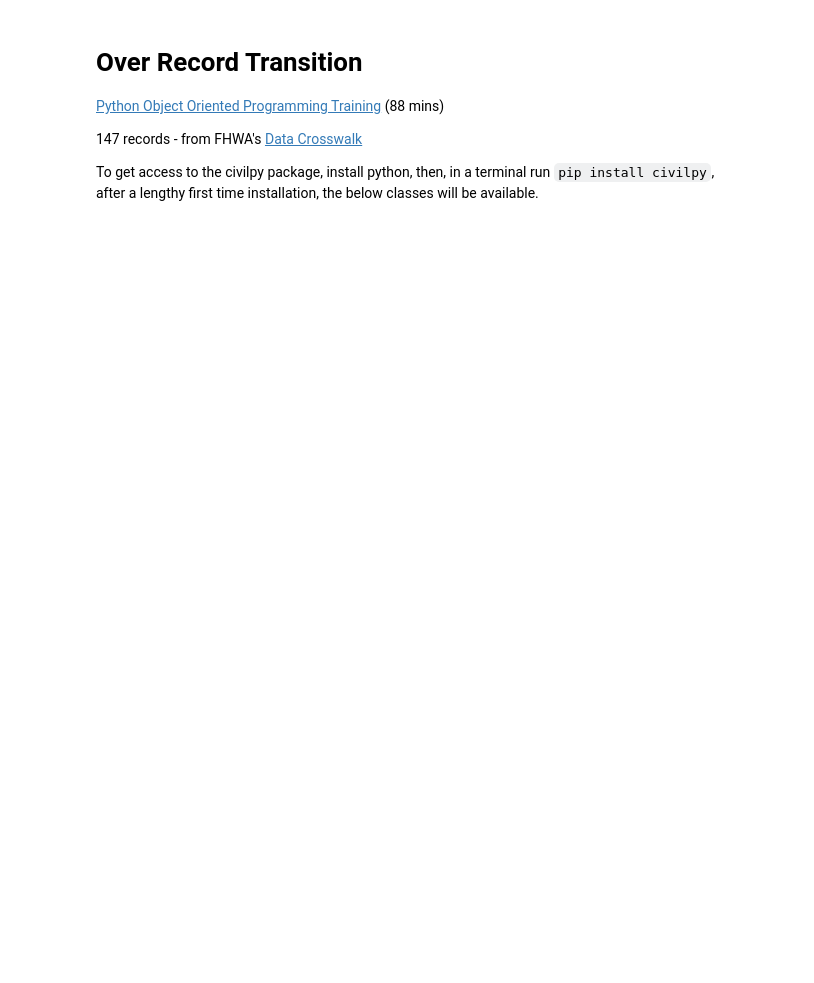
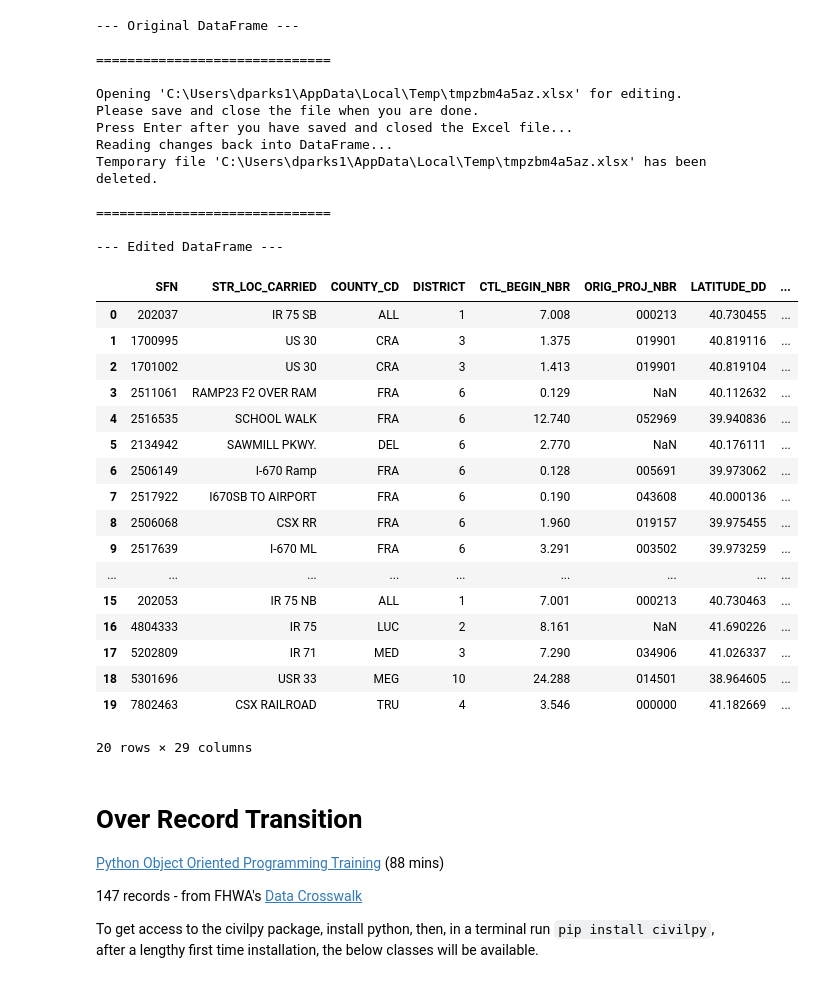
Before and after one commit to drparks71w/CivilPy, a Jupyter notebook: Notebooks/SNBI_Scratch.ipynb, the cells around one changed output. Cells and saved outputs as stored; diff of their text form; code cells hidden in the pictures; blank space fills up the shorter version.

```diff
--- a/Notebooks/SNBI_Scratch.ipynb
+++ b/Notebooks/SNBI_Scratch.ipynb
@@ -0,0 +170,10 @@
+# %%
+# 01, 11: Interstate (Rural & Urban)
+# 02, 12, 14: Other Principal Arterials / Freeways (Rural & Urban)
+major_route_codes = ['01', '11', '02', '12', '14']
+
+interstate_bridges_df = bridges_df[bridges_df['FUNC_CLAS_CD'].isin(major_route_codes)].copy()
+
+# --- Display the results ---
+print(f"Original number of bridges: {len(bridges_df)}")
+print(f"Number of bridges on major routes: {len(interstate_bridges_df)}")
@@ -0,0 +183,11 @@
+# %%
+# Condition 1: Bridge must be a single span
+# This means it has 1 main span and 0 approach spans.
+is_single_span = (interstate_bridges_df['MAIN_SPANS'] == 1) & \
+                 (interstate_bridges_df['APPRH_SPANS'] == 0)
+
+# Condition 2: The maximum span length is between 120' and 125'
+has_correct_length = interstate_bridges_df['MAX_SPAN_LEN'].between(120, 125)
+
+# Apply both conditions to the DataFrame
+final_bridges_df = interstate_bridges_df[is_single_span & has_correct_length].copy()
@@ -1,3 +297,46 @@
+# %%
+if __name__ == '__main__':
+    print("--- Original DataFrame ---")
+    print("\n" + "="*30 + "\n")
+
+    # 2. Call the function to open the DataFrame in Excel for editing
+    # The script will pause here until you save and close Excel, then press Enter.
+    edited_dataframe = edit_in_excel(final_bridges_df.copy()) # Pass a copy to preserve the original
+
+    print("\n" + "="*30 + "\n")
+    print("--- Edited DataFrame ---")
+edited_dataframe
+# %% [output]
+--- Original DataFrame ---
+
+==============================
+
+Opening 'C:\Users\dparks1\AppData\Local\Temp\tmpzbm4a5az.xlsx' for editing. Please save and close the file when you are done.
+Press Enter after you have saved and closed the Excel file...
+Reading changes back into DataFrame...
+Temporary file 'C:\Users\dparks1\AppData\Local\Temp\tmpzbm4a5az.xlsx' has been deleted.
+
+==============================
+
+--- Edited DataFrame ---
+|  | SFN | STR_LOC_CARRIED | COUNTY_CD | DISTRICT | CTL_BEGIN_NBR | ORIG_PROJ_NBR | LATITUDE_DD | ... |
+| 0 | 202037 | IR 75 SB | ALL | 1 | 7.008 | 000213 | 40.730455 | ... |
+| 1 | 1700995 | US 30 | CRA | 3 | 1.375 | 019901 | 40.819116 | ... |
+| 2 | 1701002 | US 30 | CRA | 3 | 1.413 | 019901 | 40.819104 | ... |
+| 3 | 2511061 | RAMP23 F2 OVER RAM | FRA | 6 | 0.129 | NaN | 40.112632 | ... |
+| 4 | 2516535 | SCHOOL WALK | FRA | 6 | 12.740 | 052969 | 39.940836 | ... |
+| 5 | 2134942 | SAWMILL PKWY. | DEL | 6 | 2.770 | NaN | 40.176111 | ... |
+| 6 | 2506149 | I-670 Ramp | FRA | 6 | 0.128 | 005691 | 39.973062 | ... |
+| 7 | 2517922 | I670SB TO AIRPORT | FRA | 6 | 0.190 | 043608 | 40.000136 | ... |
+| 8 | 2506068 | CSX RR | FRA | 6 | 1.960 | 019157 | 39.975455 | ... |
+| 9 | 2517639 | I-670 ML | FRA | 6 | 3.291 | 003502 | 39.973259 | ... |
+| ... | ... | ... | ... | ... | ... | ... | ... | ... |
+| 15 | 202053 | IR 75 NB | ALL | 1 | 7.001 | 000213 | 40.730463 | ... |
+| 16 | 4804333 | IR 75 | LUC | 2 | 8.161 | NaN | 41.690226 | ... |
+| 17 | 5202809 | IR 71 | MED | 3 | 7.290 | 034906 | 41.026337 | ... |
+| 18 | 5301696 | USR 33 | MEG | 10 | 24.288 | 014501 | 38.964605 | ... |
+| 19 | 7802463 | CSX RAILROAD | TRU | 4 | 3.546 | 000000 | 41.182669 | ... |
+20 rows × 29 columns
 # %% [markdown]
 # Over Record Transition
 
```
Also changed, not shown: parts of 12 cells of this notebook, 4 other files.
